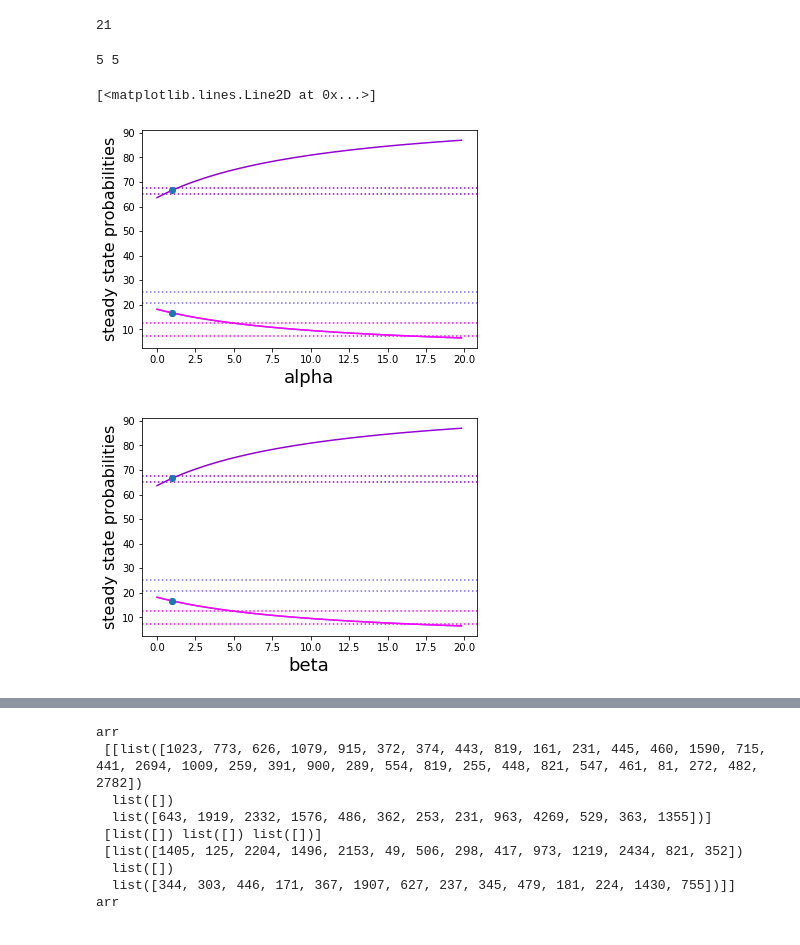
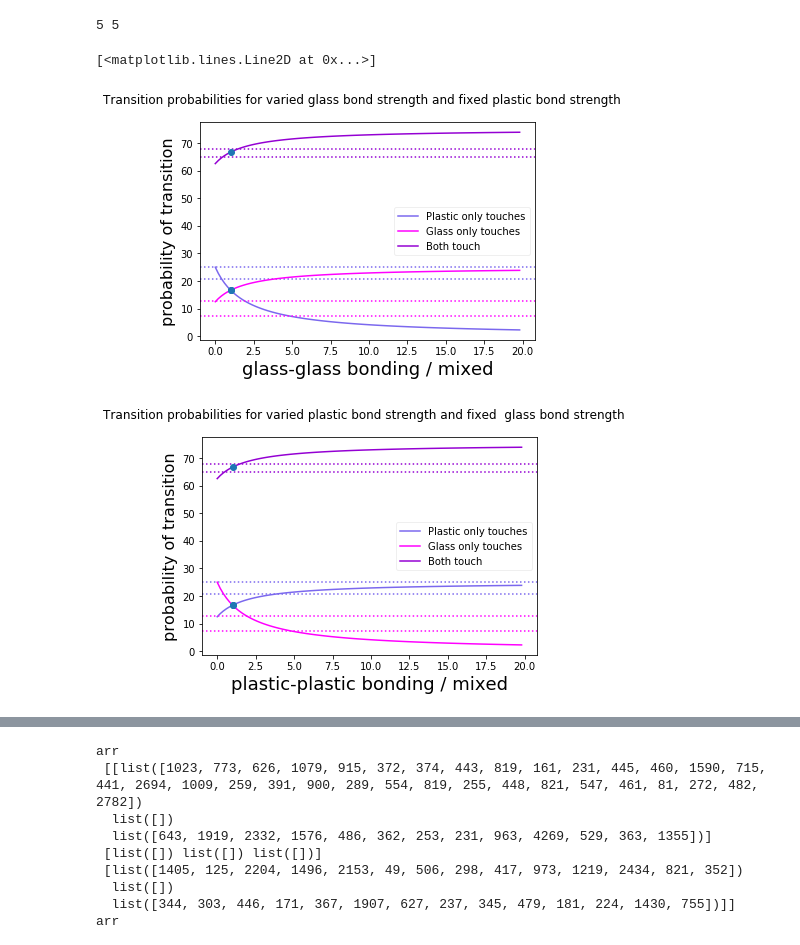
Before and after one commit to TchakamauRa/Soft-Matter, a Jupyter notebook: Matrix multiplication-density_both.ipynb, the cells around one changed output, grey strips where cells are left out. Cells and saved outputs as stored; diff of their text form; code cells hidden in the pictures.

```diff
--- a/Matrix multiplication-density_both.ipynb
+++ b/Matrix multiplication-density_both.ipynb
@@ -638,12 +636,3 @@ Text(0, 0.5, 'observed probability of transition')
 v1 = y1
 v2 = y2
 v3=y3
-# %%
-x = np.array([[  0.   ,        0.    ,       0.    ,      36.77828063 ,341.91849817,
- 251.16042973, 100.    ,     129.81834646, 247.66580148 ,  0.,
-   1.30671201], [  0. ,          0.      ,     0.     ,      7.76398098 ,  0.,
-   1.7259552  ,  0.   ,        0.   ,      158.35761075  , 0.,
-  63.60027952], [900. ,        900.     ,    900.      ,   855.45773839, 558.08150183,
- 647.11361507 ,800.   ,      770.18165354 ,493.97658777 ,  0.,
- 835.09300846]])
-print(x,'\n', x.T, (x.T).T*100)
@@ -668,11 +639,8 @@ print(x,'\n', x.T, (x.T).T*100)
-# %%
-np.sum([[0, 1, 2], [5, 6, 7]])
-# %% [output]
-21
 # %%
-"tESTING HYPOTHESIS WITH all 2 positions for particle to swing to"
-alphas = np.linspace(0, 20, 100,endpoint =False)#glass
-betas = np.linspace(0, 20, 100,endpoint =False)#plastic
+"tESTING HYPOTHESIS WITH all position, early state important, end sate proportional to bond strengths"
+#narrow observations array
+alphas = np.linspace(0, 20, 100,endpoint =False)
+betas = np.linspace(0, 20, 100,endpoint =False)
 x1 = []
 x2 = []
 x3 = []
@@ -686,63 +654,54 @@ for aln in range(len(alphas)):
     for bln in range(len(betas)):
     #print('\nalpha = %s' %i)
         j = betas[bln]
         if j == 1:
             beta1 = bln
 
-        T_expected_narrow = np.asarray([[0, 0, 4*(i+1)],
-         [0, 0, 4*(j+1)],
-                                       [2, 2, 2+i+j]])
+        T_expected_narrow = np.asarray([[0, 0, 2*(i+1)],
+         [0, 0, 2*(j+1)],
+                                       [2/(i+1), 2/(1+j), 2]])
         T_expected_broad = T_expected_narrow
         T_expected_broad_norm = np.vstack([T_expected_broad[i]/np.sum(T_expected_broad[i]) for i in range(len(T_expected_broad))])
         #print(T_expected_broad_norm, '\n\n', np.around(T_expected_broad_norm, 2))
         eigvals, eigvecs = np.linalg.eig(T_expected_broad_norm.T)
         eig_one_index = [x for x in range(len(eigvals)) if math.isclose(eigvals[x], 1.0, abs_tol = .0001)][0]
         eigvec_one = eigvecs[:, eig_one_index]
         evec_one = eigvec_one*100 / np.sum(eigvec_one)
         #print("Eigenvector for eigenvalue 1 of T_ob_norm:")
         #print(evec_one)
         #plt.plot((i, i, i), (evec_one), 'x')
         a.append(evec_one[0])
         b.append(evec_one[1])
         c.append(evec_one[2])
     x1.append(a)
     x2.append(b)
     x3.append(c)
 print(alpha1,beta1)
+lines = [x1,x2,x3]
+vs = [v1, v2, v3]
 fig,ax = plt.subplots()
-plt.plot(alphas, [x[beta1] for x in x1], c = cols[0], ls = '-')
-plt.plot(alphas, [x[beta1] for x in x2], c = cols[1], ls = '-')
-plt.plot(alphas, [x[beta1] for x in x3], c =  cols[2], ls = '-')
-
-plt.axhline(y=min(v1), c = cols[0], ls = ':')
-plt.axhline(y=min(v2), c =  cols[1], ls = ':')
-plt.axhline(y=min(v3), c = cols[2], ls = ':')
-plt.axhline(y=max(v1), c = cols[0], ls = ':')
-plt.axhline(y=max(v2), c =  cols[1], ls = ':')
-plt.axhline(y=max(v3), c = cols[2], ls = ':')
-plt.xlabel('alpha', fontsize=18)
-plt.ylabel('steady state probabilities', fontsize=16)
-#plt.plot((1, 1, 1),(23, 42, 35), 'x')
+for i in range(len(lines)):
+    ax.plot(alphas, [x[beta1] for x in lines[i]], c = cols[i], ls = '-', label = labels[i]) # plot all the points where beta is 1 (and alpha i sanything)
+    plt.axhline(y = max(vs[i]), c = cols[i], ls = ':') # maximum observed transition probability across all runs
+    plt.axhline(y = min(vs[i]), c = cols[i], ls = ':') # minimum observed probability to transition to state
+ax.legend(loc = 'center right', framealpha = 0.3)
+plt.xlabel('glass-glass bonding / mixed', fontsize=18)
+plt.ylabel('probability of transition', fontsize=16)
+fig.suptitle("Transition probabilities for varied glass bond strength and fixed plastic bond strength")
 plt.plot((1, 1,1),(100/6,100/6,400/6), 'o')
-
 fig,ax = plt.subplots()
-plt.plot(betas, x1[alpha1], c = cols[0], ls = '-')
-plt.plot(betas, x2[alpha1], c = cols[1], ls = '-')
-plt.plot(betas, x3[alpha1], c =  cols[2], ls = '-')
-
-plt.axhline(y=min(v1), c = cols[0], ls = ':')
-plt.axhline(y=min(v2), c =  cols[1], ls = ':')
-plt.axhline(y=min(v3), c = cols[2], ls = ':')
-plt.axhline(y=max(v1), c = cols[0], ls = ':')
-plt.axhline(y=max(v2), c =  cols[1], ls = ':')
-plt.axhline(y=max(v3), c = cols[2], ls = ':')
-plt.xlabel('beta', fontsize=18)
-plt.ylabel('steady state probabilities', fontsize=16)
-#plt.plot((1, 1, 1),(23, 42, 35), 'x')
+for i in range(len(lines)):
+    ax.plot(betas, lines[i][alpha1], c = cols[i], ls = '-', label = labels[i]) # plot all the points where beta is 1 (and alpha i sanything)
+    plt.axhline(y = max(vs[i]), c = cols[i], ls = ':') # maximum observed transition probability across all runs
+    plt.axhline(y = min(vs[i]), c = cols[i], ls = ':') # minimum observed probability to transition to state
+ax.legend(loc = 'center right', framealpha = 0.3)
+plt.xlabel('plastic-plastic bonding / mixed', fontsize=18)
+plt.ylabel('probability of transition', fontsize=16)
+fig.suptitle("Transition probabilities for varied plastic bond strength and fixed  glass bond strength", fontsize=12)
 plt.plot((1, 1,1),(100/6,100/6,400/6), 'o')
 # %% [output]
 5 5
 [<matplotlib.lines.Line2D at 0x...>]
-[figure, old version]
+[figure, new version]
-[figure, old version]
+[figure, new version]
 # %%
```
Also changed, not shown: parts of 10 cells of this notebook, 2 other files.
